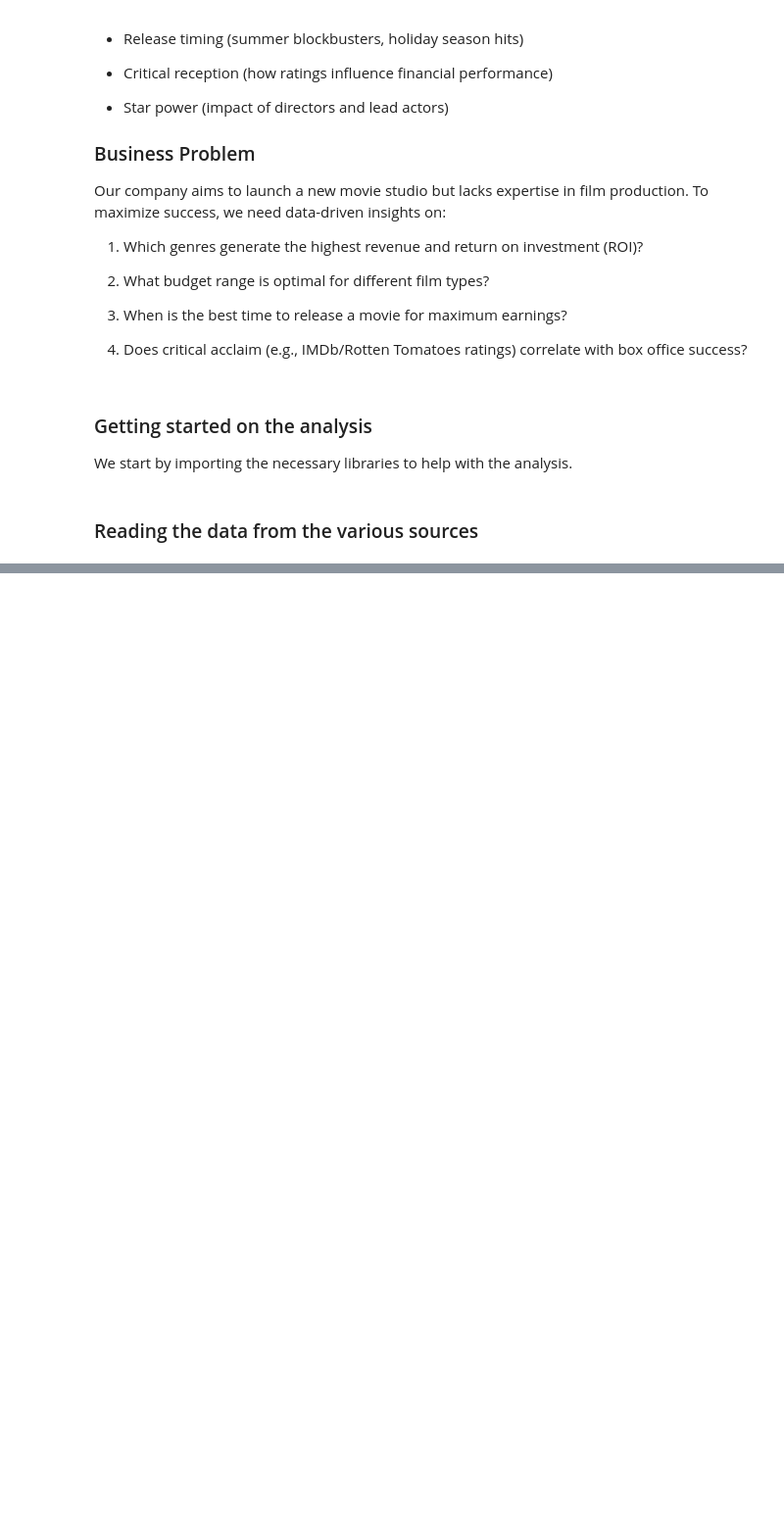
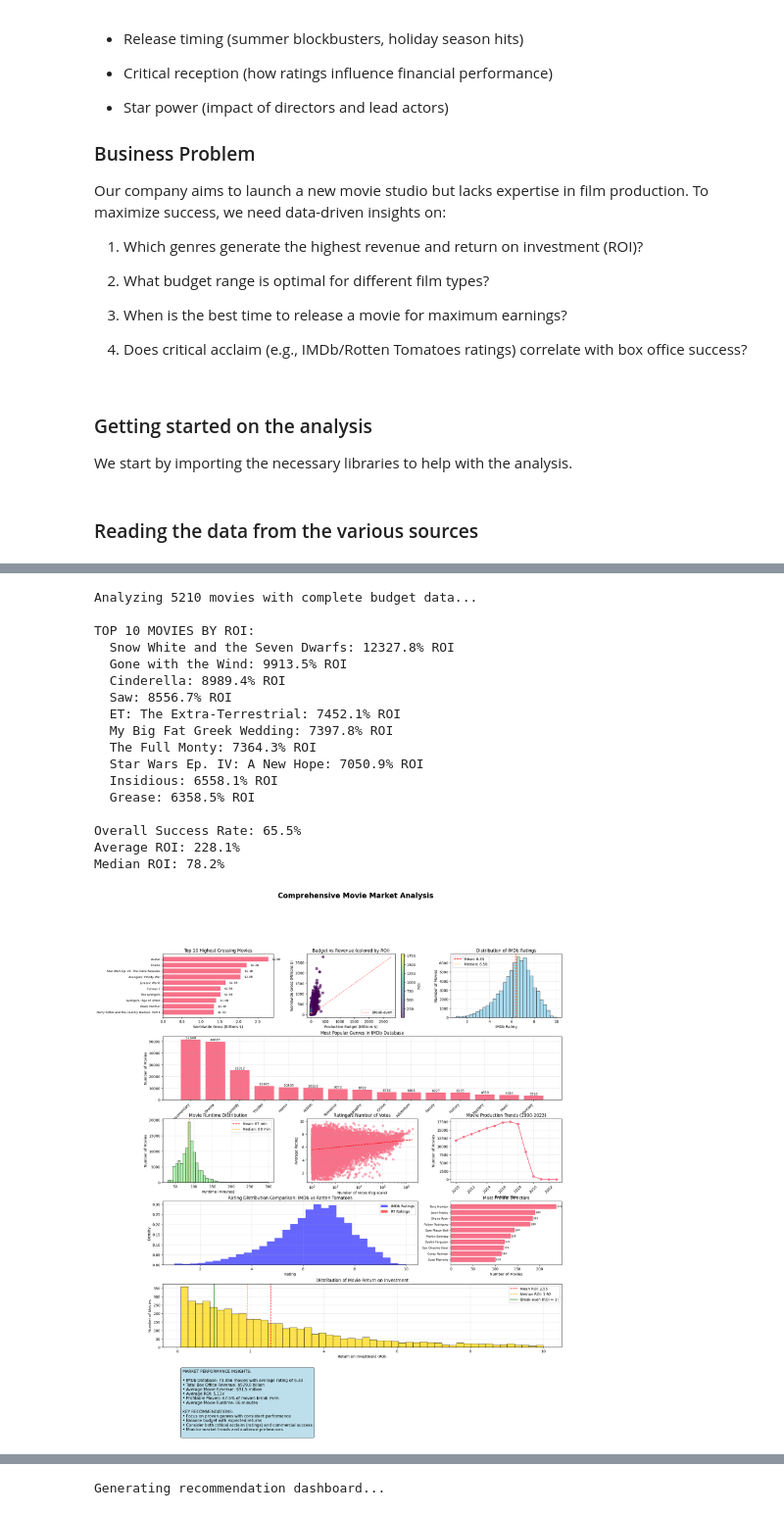
Before and after one commit to RomeC-137/Phase-G-2-Project, a Jupyter notebook: p-2-g-2.ipynb, the cells around one changed output, grey strips where cells are left out. Shown at 98% size. Drawn from its saved outputs; the diff is of its cells as text; code cells hidden in the pictures; blank space fills up the shorter version.

Commit message:
utilised the imdb

```diff
--- a/p-2-g-2.ipynb
+++ b/p-2-g-2.ipynb
@@ -383,27 +545,0 @@ release_month
-# %%
-# CRITICAL SUCCESS FACTORS
-
-success_factors = {}
-
-if 'production_budget' in profit_analysis.columns:
-
-    high_perfomers = profit_analysis[profit_analysis['roi_percent'] > 100]
-    moderate_perfomers = profit_analysis[(profit_analysis['roi_percent'] > 0) &
-                                         (profit_analysis['roi_percent'] <= 100)]
-    poor_perfomers = profit_analysis[profit_analysis['roi_percent'] <= 0]
-
-    print(f"Perfomance Distribution")
-    print(f"   High Perfomers (>100% ROI): {len(high_perfomers)} movies ({len(high_perfomers)/len(profit_analysis)*100:.1f}%)")
-    print(f"   Moderate Perfomers: {len(moderate_perfomers)} movies ({len(moderate_perfomers)/len(profit_analysis)*100:.1f}%)")
-    print(f"   High Perfomers: {len(poor_perfomers)} movies ({len(poor_perfomers)/len(profit_analysis)*100:.1f}%)")
-
-    success_rates = {}
-
-    for category in profit_analysis['budget_category'].dropna().unique():
-        category_data = profit_analysis[profit_analysis['budget_category'] == category]
-        success_rate = (category_data['roi_percent'] > 0).mean() * 100
-        success_rates[category] = success_rate
-        avg_roi = category_data['roi_percent'].mean()
-        print(f"   {category}: {success_rate:.1f}% success rate, {avg_roi:.1f}% avg ROI")
-
-    success_rate = pd.Series(success_rates)
@@ -629,0 +748,37 @@ plt.show()
+# %%
+create_comprehensive_analysis()
+
+profit_analysis, budget_roi, budget_stats, profitable_movies, total_movies, avg_roi = analyze_profitability_with_imdb()
+
+market_trends = analyze_market_trends()
+
+if profit_analysis is not None:
+    print("Generating recommendation dashboard...")
+    recommendation_fig = create_recommendation_dashboard(
+        profit_analysis=profit_analysis,
+        budget_roi=budget_roi,
+        budget_stats=budget_stats,
+        profitable_movies=profitable_movies,
+        total_movies=total_movies,
+        avg_roi=avg_roi
+    )
+    plt.show()
+# %% [output]
+Analyzing 5210 movies with complete budget data...
+
+TOP 10 MOVIES BY ROI:
+  Snow White and the Seven Dwarfs: 12327.8% ROI
+  Gone with the Wind: 9913.5% ROI
+  Cinderella: 8989.4% ROI
+  Saw: 8556.7% ROI
+  ET: The Extra-Terrestrial: 7452.1% ROI
+  My Big Fat Greek Wedding: 7397.8% ROI
+  The Full Monty: 7364.3% ROI
+  Star Wars Ep. IV: A New Hope: 7050.9% ROI
+  Insidious: 6558.1% ROI
+  Grease: 6358.5% ROI
+
+Overall Success Rate: 65.5%
+Average ROI: 228.1%
+Median ROI: 78.2%
+[figure, added]
@@ -629,0 +805 @@ plt.show()
+Generating recommendation dashboard...
```
Also changed, not shown: parts of 13 cells of this notebook, 1 other file.
